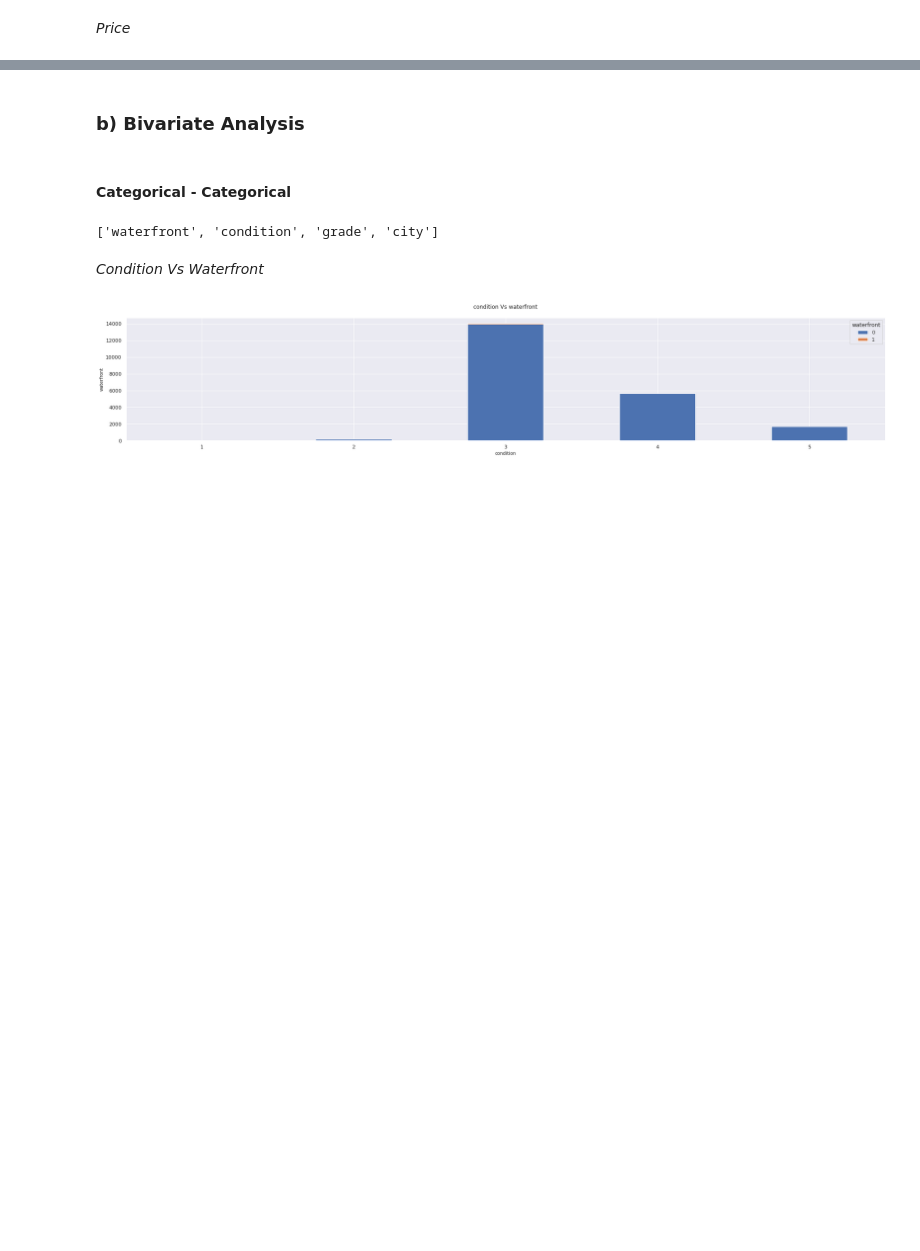
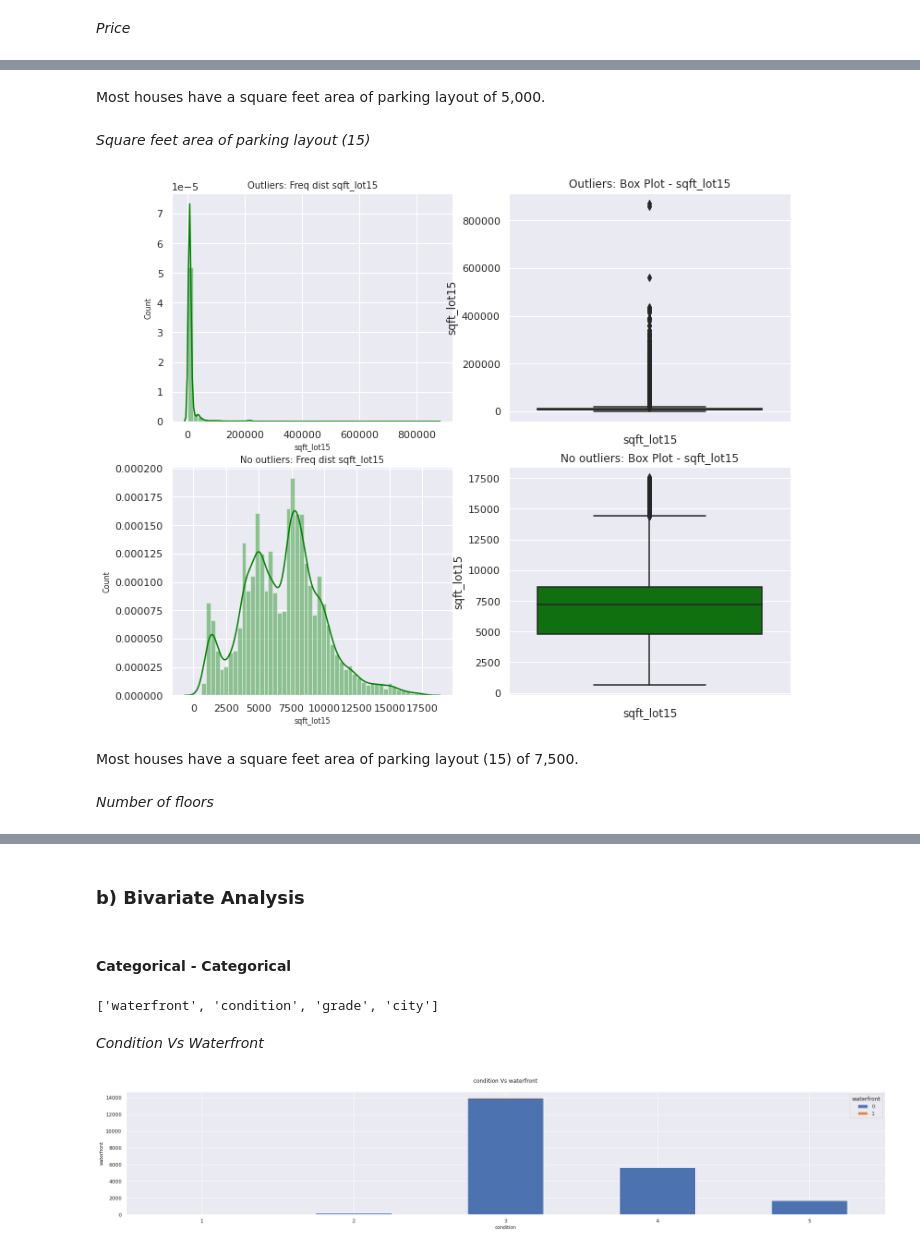
Before and after one commit to deborahmasibo/House-Price-Prediction, a Jupyter notebook: Housing_Prices.ipynb, the cells around one changed output, grey strips where cells are left out. Cells and saved outputs as stored; diff of their text form; code cells hidden in the pictures; blank space fills up the shorter version.

```diff
--- a/Housing_Prices.ipynb
+++ b/Housing_Prices.ipynb
@@ -790,0 +709,13 @@ NumericalPlots(columns[12], house_price, house_price_no)
+# %% [markdown]
+Most houses have a square feet area of parking layout of 5,000.
+# %% [markdown]
+*Square feet area of parking layout (15)*
+# %%
+# Square feet area of parking layout
+NumericalPlots(columns[18], house_price, house_price_no)
+# %% [output]
+[figure, added]
+# %% [markdown]
+Most houses have a square feet area of parking layout (15) of 7,500.
+# %% [markdown]
+*Number of floors*
```
Also changed, not shown: parts of 61 cells of this notebook.
